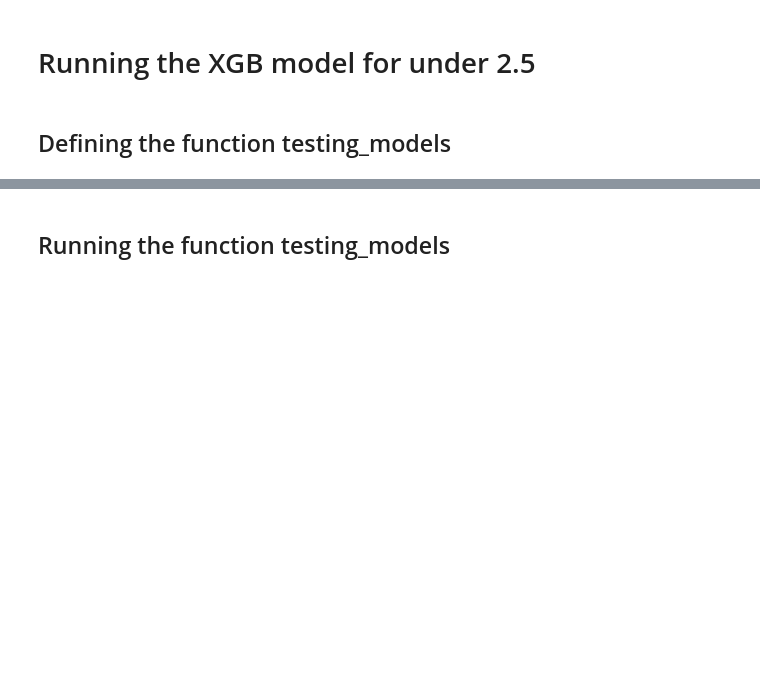
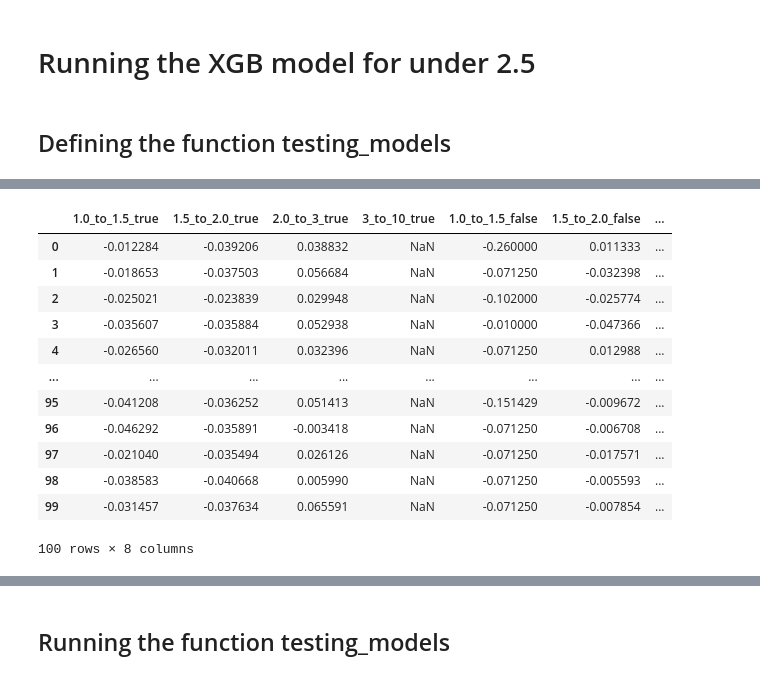
Before and after one commit to rafabertolace/OnThePitch, a Jupyter notebook: notebooks/D7_KGB_Model____beat_the_delta!_v2_testing_the_model_with_more_years_and_Mkt-rafael.ipynb, the cells around one changed output, grey strips where cells are left out. Drawn from its saved outputs; the diff is of its cells as text; code cells hidden in the pictures; blank space fills up the shorter version.

```diff
--- a/notebooks/D7_KGB_Model____beat_the_delta!_v2_testing_the_model_with_more_years_and_Mkt-rafael.ipynb
+++ b/notebooks/D7_KGB_Model____beat_the_delta!_v2_testing_the_model_with_more_years_and_Mkt-rafael.ipynb
@@ -588,0 +585,34 @@ accuracy_test, accuracy_train, precision_train, precision_test, y_final_df = tes
+# %%
+avg_1_15_true = []
+avg_15_2_true = []
+avg_2_3_true = []
+avg_3_10_true = []
+avg_1_15_false = []
+avg_15_2_false = []
+avg_2_3_false = []
+avg_3_10_false = []
+
+for n in range(100):
+    avg_1_15_true.append(tmp["1.0_to_1.5"][n][0])
+    avg_15_2_true.append(tmp["1.5_to_2.0"][n][0])
+    avg_2_3_true.append(tmp["2.0_to_3"][n][0])
+    avg_3_10_true.append(tmp["3_to_10"][n][0])
+    avg_1_15_false.append(tmp["1.0_to_1.5"][n][1])
+    avg_15_2_false.append(tmp["1.5_to_2.0"][n][1])
+    avg_2_3_false.append(tmp["2.0_to_3"][n][1])
+    avg_3_10_false.append(tmp["3_to_10"][n][1])
+
+# creating columns
+
+tmp['1.0_to_1.5_true'] = pd.DataFrame(avg_1_15_true)
+tmp['1.5_to_2.0_true'] = pd.DataFrame(avg_15_2_true)
+tmp['2.0_to_3_true'] = pd.DataFrame(avg_2_3_true)
+tmp['3_to_10_true'] = pd.DataFrame(avg_3_10_true)
+tmp['1.0_to_1.5_false'] = pd.DataFrame(avg_1_15_false)
+tmp['1.5_to_2.0_false'] = pd.DataFrame(avg_15_2_false)
+tmp['2.0_to_3_false'] = pd.DataFrame(avg_2_3_false)
+tmp['3_to_10_false'] = pd.DataFrame(avg_3_10_false)
+
+#dropping columns
+
+tmp.drop(columns=["1.0_to_1.5", "1.5_to_2.0", "2.0_to_3", "3_to_10"], inplace = True)
@@ -588,0 +636,16 @@ accuracy_test, accuracy_train, precision_train, precision_test, y_final_df = tes
+# %%
+tmp
+# %% [output]
+|  | 1.0_to_1.5_true | 1.5_to_2.0_true | 2.0_to_3_true | 3_to_10_true | 1.0_to_1.5_false | 1.5_to_2.0_false | ... |
+| 0 | -0.012284 | -0.039206 | 0.038832 | NaN | -0.260000 | 0.011333 | ... |
+| 1 | -0.018653 | -0.037503 | 0.056684 | NaN | -0.071250 | -0.032398 | ... |
+| 2 | -0.025021 | -0.023839 | 0.029948 | NaN | -0.102000 | -0.025774 | ... |
+| 3 | -0.035607 | -0.035884 | 0.052938 | NaN | -0.010000 | -0.047366 | ... |
+| 4 | -0.026560 | -0.032011 | 0.032396 | NaN | -0.071250 | 0.012988 | ... |
+| ... | ... | ... | ... | ... | ... | ... | ... |
+| 95 | -0.041208 | -0.036252 | 0.051413 | NaN | -0.151429 | -0.009672 | ... |
+| 96 | -0.046292 | -0.035891 | -0.003418 | NaN | -0.071250 | -0.006708 | ... |
+| 97 | -0.021040 | -0.035494 | 0.026126 | NaN | -0.071250 | -0.017571 | ... |
+| 98 | -0.038583 | -0.040668 | 0.005990 | NaN | -0.071250 | -0.005593 | ... |
+| 99 | -0.031457 | -0.037634 | 0.065591 | NaN | -0.071250 | -0.007854 | ... |
+100 rows × 8 columns
```
Also changed, not shown: parts of 28 cells of this notebook, 1 other file.
